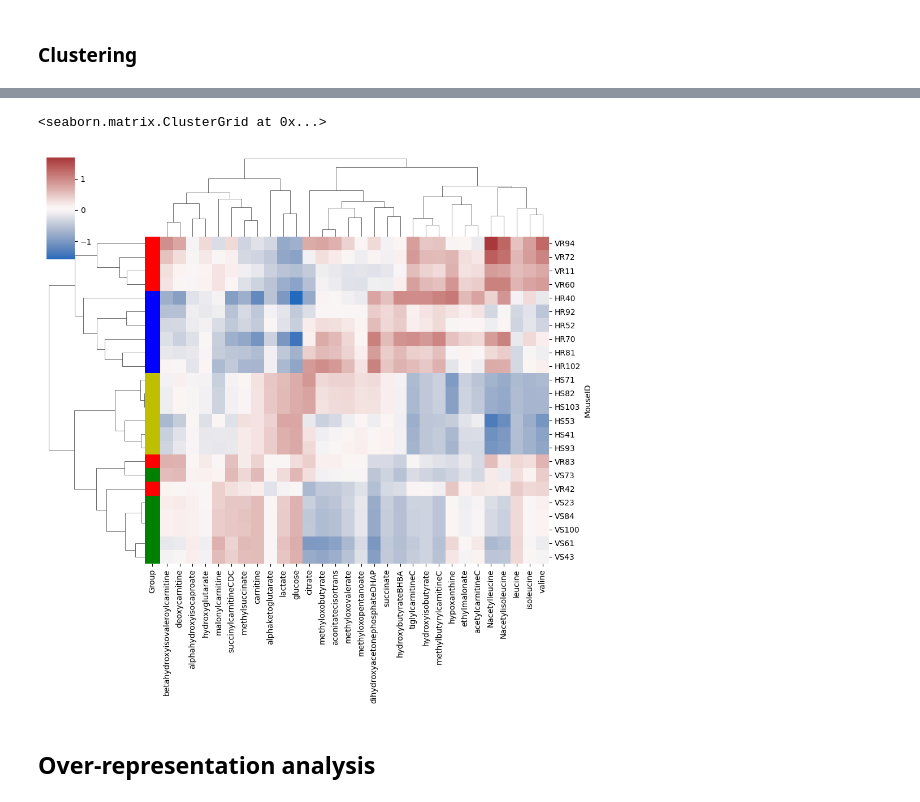
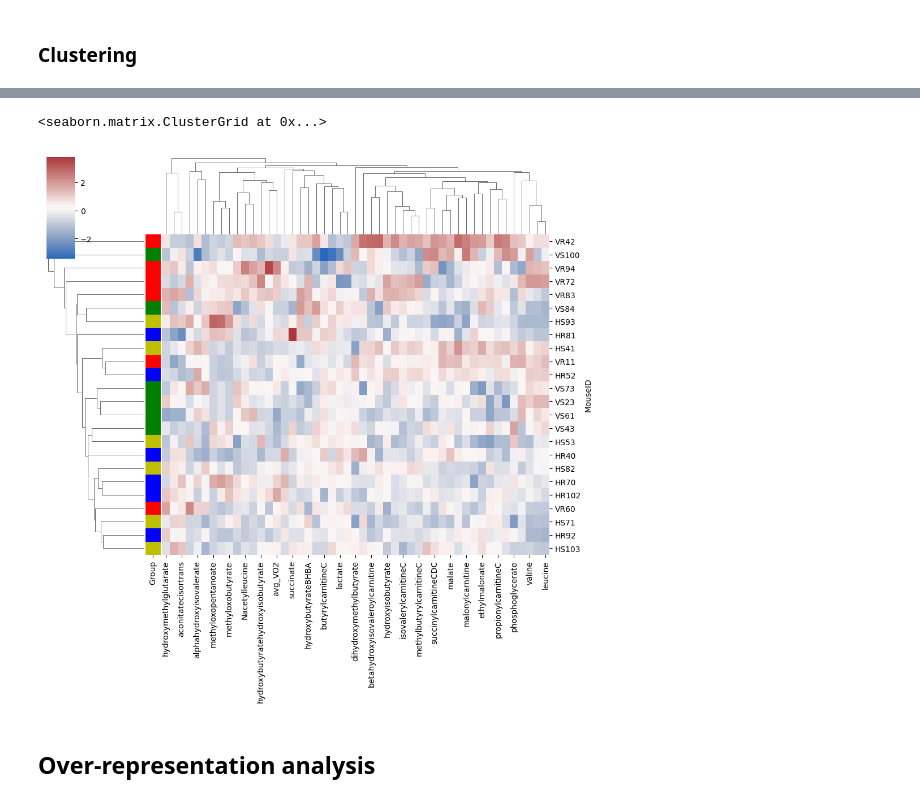
Before and after one commit to bjwadswo/JohnsonLab_Wadsworth-et-al_2HB-Metabolomics, a Jupyter notebook: Met_Analysis.ipynb, the cells around one changed output, grey strips where cells are left out. Cells and saved outputs as stored; diff of their text form; code cells hidden in the pictures.

```diff
--- a/Met_Analysis.ipynb
+++ b/Met_Analysis.ipynb
@@ -288,14 +299,14 @@ plt.show()
 # %%
 serum_adj = pd.DataFrame(columns=serum_fwn.columns)
 results = pd.DataFrame(columns=['Metabolite','AIC','VS','VS_SDev','HS','HS_SDev','VR','VR_SDev','HR','HR_SDev'])
-covars=['avg_VO2','max_dVO2']
+covars=['max_dVO2']
 for met in serum_fwn.columns[:-8]:
     # print(met) # for tracking progress in loop
-    model = ols(formula=f'{met} ~ C(Tx) + {covars[0]} + {covars[1]}', data=serum_fwn).fit()
+    model = ols(formula=f'{met} ~ {covars[0]}', data=serum_fwn).fit()
     # C(Group) tells the model to expect a categorical variable
     aic = model.aic
-    # to get the adjusted means, use the fitted model to predict the values for each case, then subset based on group and then take the average and stdev
-    group_means = model.predict(serum_fwn.assign(Intercept=0))
+    # to get the adjusted means, add the intercept to the residuals, then subset based on group and then take the average and stdev
+    group_means = model.resid
     means = group_means[serum_fwn['Group'] == 'VS'].mean(), group_means[serum_fwn['Group'] == 'VR'].mean(), group_means[serum_fwn['Group'] == 'HS'].mean(), group_means[serum_fwn['Group'] == 'HR'].mean()
     std_dev = group_means[serum_fwn['Group'] == 'VS'].std(), group_means[serum_fwn['Group'] == 'VR'].std(), group_means[serum_fwn['Group'] == 'HS'].std(), group_means[serum_fwn['Group'] == 'HR'].std()
 
@@ -393,17 +404,26 @@ serum_DE.head()
 # %% [markdown]
 ## Muscle Linear model adjusting values for exercise
+# %%
+grouped = muscle_fwn.groupby('Tx') # organize data by Tx
+muscle_adj = pd.DataFrame(columns=muscle_fwn.columns) # frame for holding adjusted values
+
+model = ols(formula=f'{met} ~ {covars[0]}', data=grouped.get_group('V')).fit()
+hb_adj = grouped.get_group('H')[met] - model.predict(grouped.get_group('H'))
+veh_adj = model.resid
+
+muscle_adj[met] = pd.concat([hb_adj,veh_adj],axis=0)
 # %%
 muscle_adj = pd.DataFrame(columns=muscle_fwn.columns) # frame for holding adjusted values
 results = pd.DataFrame(columns=['Metabolite','AIC','VS','VS_SDev','HS','HS_SDev','VR','VR_SDev','HR','HR_SDev']) # frame for summarizing adjusted values
 
-covars=['avg_VO2','avg_dVO2']
+covars=['avg_dVO2']
 for met in muscle_fwn.columns[:-8]:
     # print(met) # for tracking progress in loop
-    model = ols(formula=f'{met} ~ C(Tx) + {covars[0]} + {covars[1]}', data=muscle_fwn).fit()
+    model = ols(formula=f'{met} ~ {covars[0]}', data=muscle_fwn[muscle_fwn.Tx == 'V']).fit()
     # C(Group) tells the model to expect a categorical variable
     aic = model.aic
-    # to get the adjusted means, use the fitted model to predict the values for each case, then subset based on group and then take the average and stdev
-    group_means = model.predict(muscle_fwn.assign(Intercept=0))
+    # to get the adjusted means, add the intercept to the residuals, then subset based on group and then take the average and stdev
+    group_means = model.resid
     means = group_means[muscle_fwn['Group'] == 'VS'].mean(), group_means[muscle_fwn['Group'] == 'VR'].mean(), group_means[muscle_fwn['Group'] == 'HS'].mean(), group_means[muscle_fwn['Group'] == 'HR'].mean()
     std_dev = group_means[muscle_fwn['Group'] == 'VS'].std(), group_means[muscle_fwn['Group'] == 'VR'].std(), group_means[muscle_fwn['Group'] == 'HS'].std(), group_means[muscle_fwn['Group'] == 'HR'].std()
 
@@ -515,10 +534,10 @@ sns.clustermap(serum_DE.select_dtypes(include=np.number),row_colors=row_colours,
 # %%
-lut = dict(zip(muscle_DE.Group.unique(), "rbgy"))
-row_colours = muscle_DE.Group.map(lut)
-sns.clustermap(muscle_DE.select_dtypes(include=np.number),row_colors=row_colours,cmap='vlag',method='average',metric='euclidean')
+lut = dict(zip(muscle_adj.Group.unique(), "rbgy"))
+row_colours = muscle_adj.Group.map(lut)
+sns.clustermap(muscle_adj.select_dtypes(include=np.number),row_colors=row_colours,cmap='vlag',method='average',metric='seuclidean')
 # %% [output]
 <seaborn.matrix.ClusterGrid at 0x...>
-[figure, old version]
+[figure, new version]
 # %% [markdown]
 ## Over-representation analysis
 # %%
```
Also changed, not shown: parts of 19 cells of this notebook, 9 other files.
